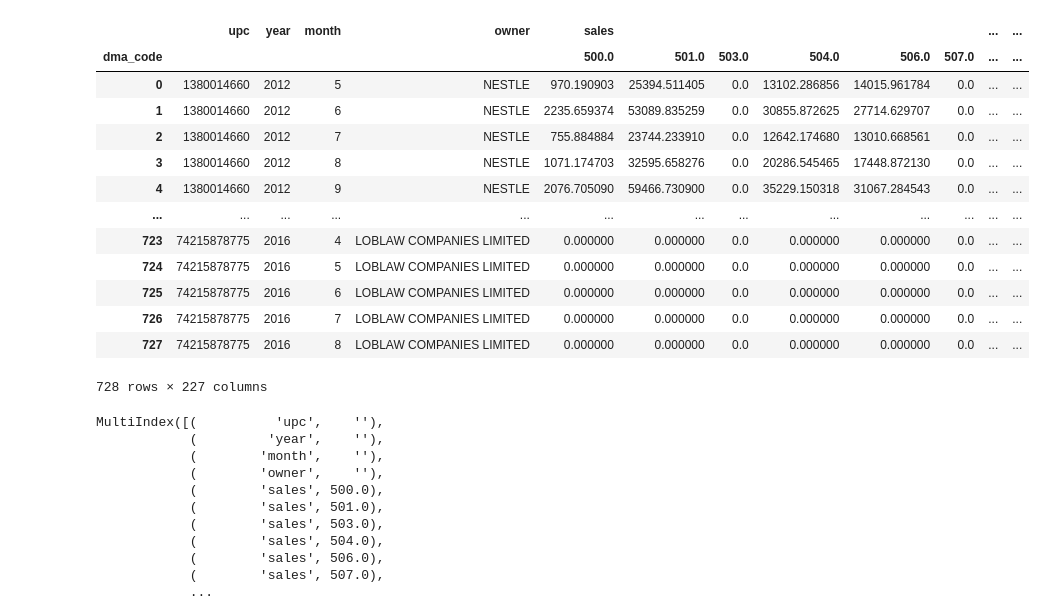
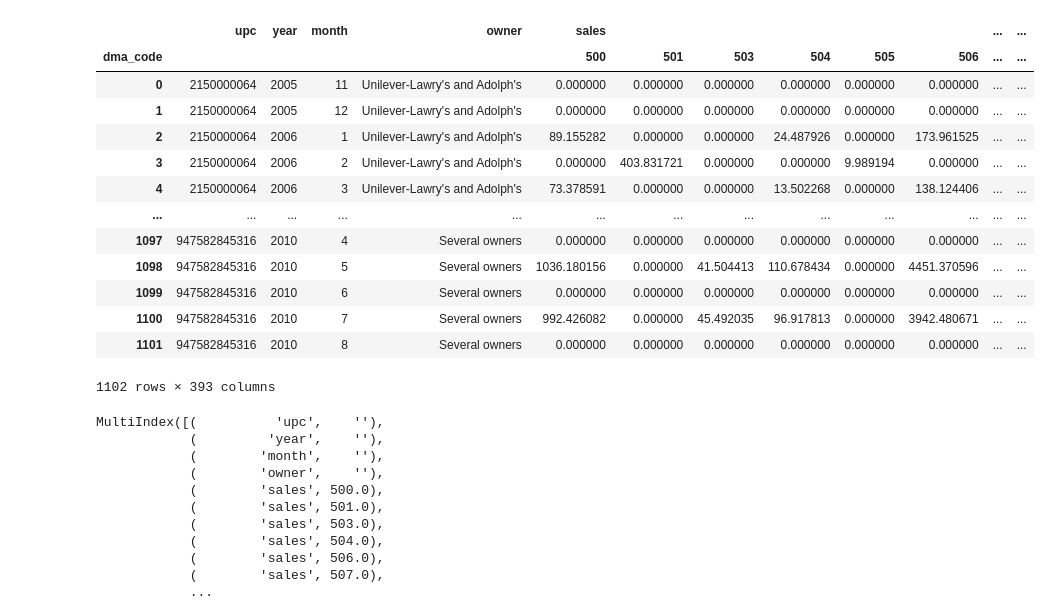
Before and after one commit to zziyue83/Mergers, a Jupyter notebook: Main/MarinaMurphy/jupyter_try.ipynb, the cells around one changed output. Drawn from its saved outputs; the diff is of its cells as text; code cells hidden in the pictures.

```diff
--- a/Main/MarinaMurphy/jupyter_try.ipynb
+++ b/Main/MarinaMurphy/jupyter_try.ipynb
@@ -292,27 +292,28 @@ def table_1(code):
 
     return pivoted
 # %%
-code = '2641303020_8'
+code = '1924129020_1'
+os.mkdir('m_' + code)
 table1 = table_1(code)
 
-table1.to_csv('table_1.csv')
+#table1.to_csv('table_1.csv')
 
 table1
 # %% [output]
 |  | upc | year | month | owner | sales |  |  |  |  |  | ... | ... |
-| dma_code |  |  |  |  | 500.0 | 501.0 | 503.0 | 504.0 | 506.0 | 507.0 | ... | ... |
-| 0 | 1380014660 | 2012 | 5 | NESTLE | 970.190903 | 25394.511405 | 0.0 | 13102.286856 | 14015.961784 | 0.0 | ... | ... |
-| 1 | 1380014660 | 2012 | 6 | NESTLE | 2235.659374 | 53089.835259 | 0.0 | 30855.872625 | 27714.629707 | 0.0 | ... | ... |
-| 2 | 1380014660 | 2012 | 7 | NESTLE | 755.884884 | 23744.233910 | 0.0 | 12642.174680 | 13010.668561 | 0.0 | ... | ... |
-| 3 | 1380014660 | 2012 | 8 | NESTLE | 1071.174703 | 32595.658276 | 0.0 | 20286.545465 | 17448.872130 | 0.0 | ... | ... |
-| 4 | 1380014660 | 2012 | 9 | NESTLE | 2076.705090 | 59466.730900 | 0.0 | 35229.150318 | 31067.284543 | 0.0 | ... | ... |
+| dma_code |  |  |  |  | 500 | 501 | 503 | 504 | 505 | 506 | ... | ... |
+| 0 | 2150000064 | 2005 | 11 | Unilever-Lawry's and Adolph's | 0.000000 | 0.000000 | 0.000000 | 0.000000 | 0.000000 | 0.000000 | ... | ... |
+| 1 | 2150000064 | 2005 | 12 | Unilever-Lawry's and Adolph's | 0.000000 | 0.000000 | 0.000000 | 0.000000 | 0.000000 | 0.000000 | ... | ... |
+| 2 | 2150000064 | 2006 | 1 | Unilever-Lawry's and Adolph's | 89.155282 | 0.000000 | 0.000000 | 24.487926 | 0.000000 | 173.961525 | ... | ... |
+| 3 | 2150000064 | 2006 | 2 | Unilever-Lawry's and Adolph's | 0.000000 | 403.831721 | 0.000000 | 0.000000 | 9.989194 | 0.000000 | ... | ... |
+| 4 | 2150000064 | 2006 | 3 | Unilever-Lawry's and Adolph's | 73.378591 | 0.000000 | 0.000000 | 13.502268 | 0.000000 | 138.124406 | ... | ... |
 | ... | ... | ... | ... | ... | ... | ... | ... | ... | ... | ... | ... | ... |
-| 723 | 74215878775 | 2016 | 4 | LOBLAW COMPANIES LIMITED | 0.000000 | 0.000000 | 0.0 | 0.000000 | 0.000000 | 0.0 | ... | ... |
-| 724 | 74215878775 | 2016 | 5 | LOBLAW COMPANIES LIMITED | 0.000000 | 0.000000 | 0.0 | 0.000000 | 0.000000 | 0.0 | ... | ... |
-| 725 | 74215878775 | 2016 | 6 | LOBLAW COMPANIES LIMITED | 0.000000 | 0.000000 | 0.0 | 0.000000 | 0.000000 | 0.0 | ... | ... |
-| 726 | 74215878775 | 2016 | 7 | LOBLAW COMPANIES LIMITED | 0.000000 | 0.000000 | 0.0 | 0.000000 | 0.000000 | 0.0 | ... | ... |
-| 727 | 74215878775 | 2016 | 8 | LOBLAW COMPANIES LIMITED | 0.000000 | 0.000000 | 0.0 | 0.000000 | 0.000000 | 0.0 | ... | ... |
+| 1097 | 947582845316 | 2010 | 4 | Several owners | 0.000000 | 0.000000 | 0.000000 | 0.000000 | 0.000000 | 0.000000 | ... | ... |
+| 1098 | 947582845316 | 2010 | 5 | Several owners | 1036.180156 | 0.000000 | 41.504413 | 110.678434 | 0.000000 | 4451.370596 | ... | ... |
+| 1099 | 947582845316 | 2010 | 6 | Several owners | 0.000000 | 0.000000 | 0.000000 | 0.000000 | 0.000000 | 0.000000 | ... | ... |
+| 1100 | 947582845316 | 2010 | 7 | Several owners | 992.426082 | 0.000000 | 45.492035 | 96.917813 | 0.000000 | 3942.480671 | ... | ... |
+| 1101 | 947582845316 | 2010 | 8 | Several owners | 0.000000 | 0.000000 | 0.000000 | 0.000000 | 0.000000 | 0.000000 | ... | ... |
-728 rows × 227 columns
+1102 rows × 393 columns
 # %%
 code = '2641303020_8'
 #table_1(code)
```
Also changed, not shown: 14 other files.
